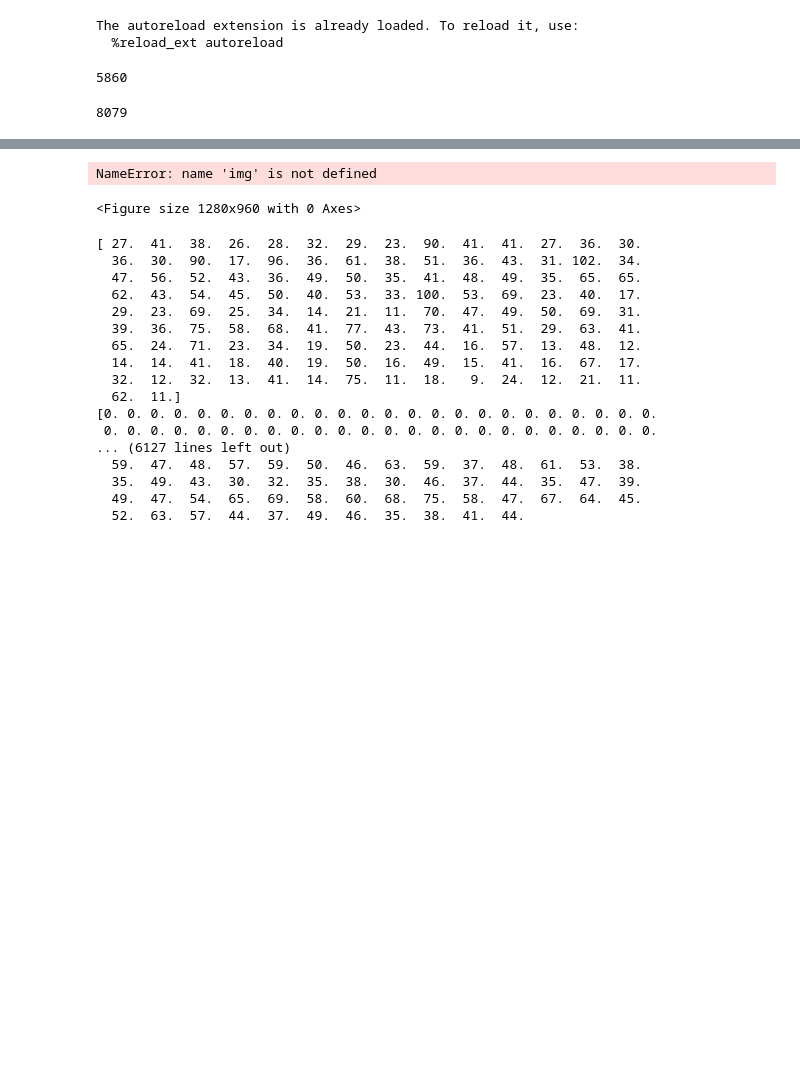
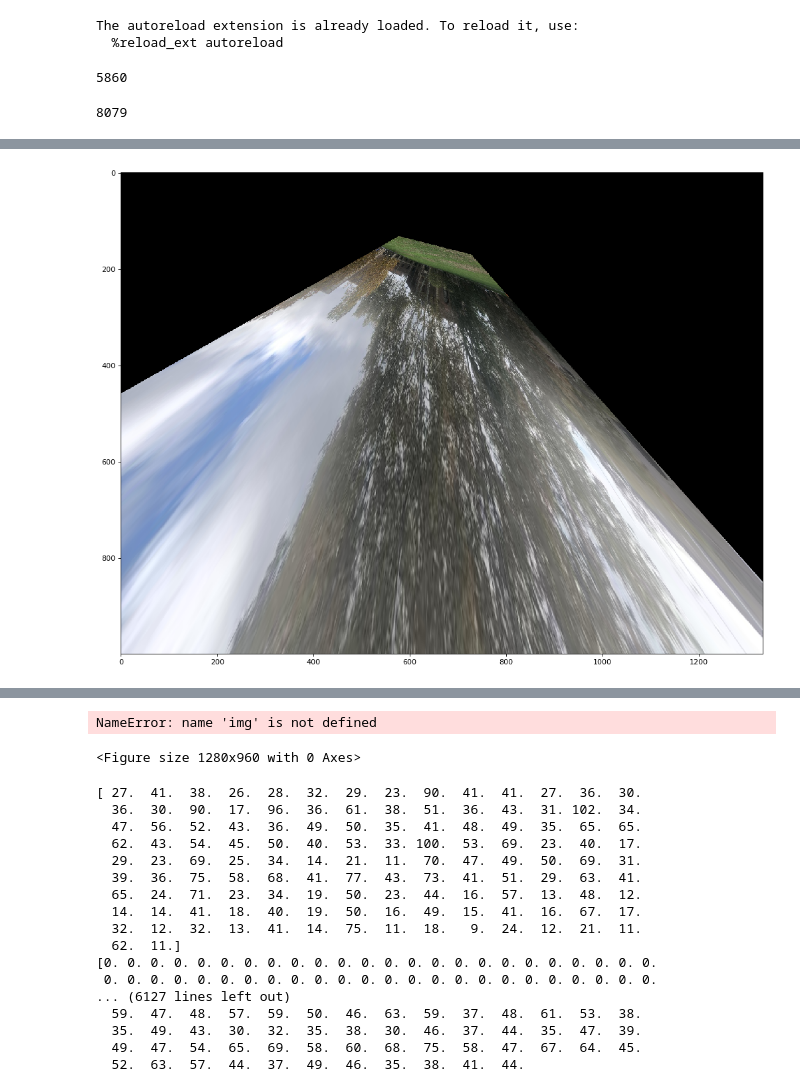
Before and after one commit to shortstheory/cis581-3a, a Jupyter notebook: Playground.ipynb, the cells around one changed output, grey strips where cells are left out. Cells and saved outputs as stored; diff of their text form; code cells hidden in the pictures; blank space fills up the shorter version.

```diff
--- a/Playground.ipynb
+++ b/Playground.ipynb
@@ -79,3 +89,12 @@ array([[-1.68368318e+00,  1.68887216e+01, -1.42065960e+03],
+# %%
+result = cv2.warpPerspective(img1, H,(img1.shape[1], img1.shape[0]))
+# %%
+fig=plt.figure(figsize=(16, 12), dpi= 80, facecolor='w', edgecolor='k')
+
+plt.imshow(cv2.cvtColor(result, cv2.COLOR_BGR2RGB))
+plt.show()
+# %% [output]
+[figure, added]
 # %%
 img_matches = np.empty((max(img1.shape[0], img2.shape[0]), img1.shape[1]+img2.shape[1], 3), dtype=np.uint8)
 cv2.drawMatches(img1, kp1, img2, kp2, dMatch, img_matches, flags=cv2.DrawMatchesFlags_NOT_DRAW_SINGLE_POINTS)
```
Also changed, not shown: parts of 9 cells of this notebook, 2 other files.
